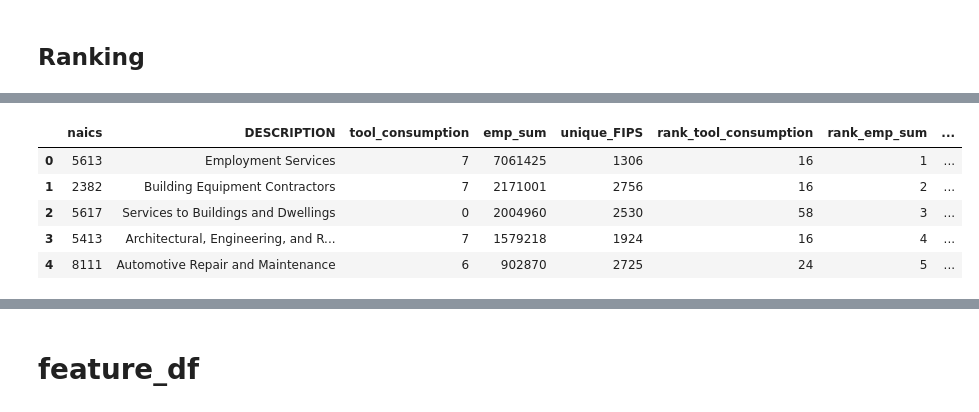
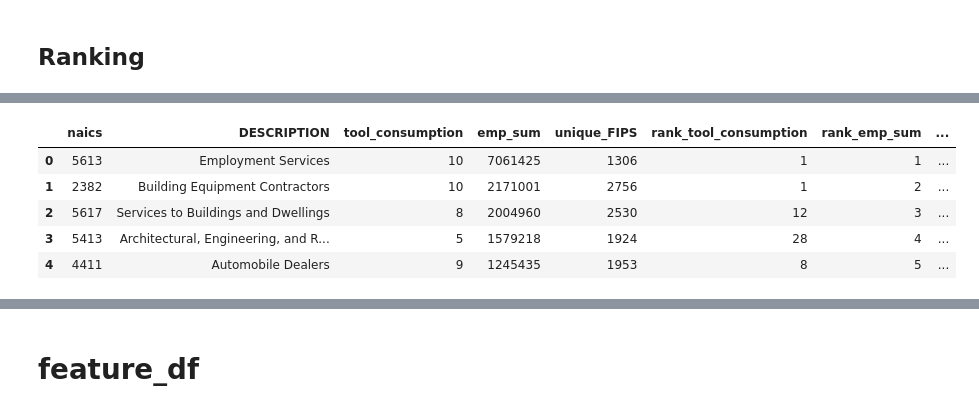
Before and after one commit to dkkdark/Data-Driven-Modeling-WS24-25, a Jupyter notebook: notebooks/data_preparation.ipynb, the cells around one changed output, grey strips where cells are left out. Saved outputs shown, nothing was run; the diff lists cells and outputs as text; code cells hidden in the pictures.

```diff
--- a/notebooks/data_preparation.ipynb
+++ b/notebooks/data_preparation.ipynb
@@ -245,7 +229,7 @@ Here, the individual industries must be evaluated by **domain knowledge** with r
 We will insert random values between 0 and 10 as an example
 # %%
 # Generate random values for each NAICS and assign them to each entry in the group
-random_values = {naics: np.random.randint(0, 11) for naics in df_pattern['naics'].unique()}
-df_pattern['tool_consumption'] = df_pattern['naics'].map(random_values)
-df_pattern.head(3)
+random_values = {naics: np.random.randint(0, 11) for naics in filtered_pattern['naics'].unique()}
+filtered_pattern['tool_consumption'] = filtered_pattern['naics'].map(random_values)
+filtered_pattern.head(3)
 # %% [output]
@@ -302,12 +246,12 @@ df_pattern.groupby(['naics', 'DESCRIPTION']).agg(
 # %% [markdown]
 ## Ranking
 # %%
-result = df_pattern.groupby(['naics', 'DESCRIPTION', 'tool_consumption']).agg(
+pattern_result = filtered_pattern.groupby(['naics', 'DESCRIPTION', 'tool_consumption']).agg(
     emp_sum=('emp', 'sum'),            # Sum of values in the 'emp' column
     unique_FIPS=('FIPS', 'nunique')    # Count of unique values in the 'FIPS' column
 ).sort_values(by='emp_sum', ascending=False).reset_index()
 
 # Display the first 40 rows
-result.head(40)
+pattern_result.head(20)
 # %% [output]
 |  | naics | DESCRIPTION | tool_consumption | emp_sum | unique_FIPS |
@@ -330,21 +274,21 @@ result.head(40)
 # %%
 # Create a copy of the DataFrame
-result_copy = result.copy()
+pattern_result_copy = pattern_result.copy()
 
 # Calculate rank for all columns starting from 'tool_consumption', with equal values having the same rank
-for column in result_copy.columns[result_copy.columns.get_loc('tool_consumption'):]:
+for column in pattern_result_copy.columns[pattern_result_copy.columns.get_loc('tool_consumption'):]:
     rank_column_name = f'rank_{column}'
-    result_copy[rank_column_name] = result_copy[column].rank(method='min', ascending=False).astype(int)
+    pattern_result_copy[rank_column_name] = pattern_result_copy[column].rank(method='min', ascending=False).astype(int)
 
 # Display the first few rows of the copied data
-result_copy.head()
+pattern_result_copy.head()
 # %% [output]
 |  | naics | DESCRIPTION | tool_consumption | emp_sum | unique_FIPS | rank_tool_consumption | rank_emp_sum | ... |
-| 0 | 5613 | Employment Services | 7 | 7061425 | 1306 | 16 | 1 | ... |
-| 1 | 2382 | Building Equipment Contractors | 7 | 2171001 | 2756 | 16 | 2 | ... |
-| 2 | 5617 | Services to Buildings and Dwellings | 0 | 2004960 | 2530 | 58 | 3 | ... |
-| 3 | 5413 | Architectural, Engineering, and R... | 7 | 1579218 | 1924 | 16 | 4 | ... |
-| 4 | 8111 | Automotive Repair and Maintenance | 6 | 902870 | 2725 | 24 | 5 | ... |
+| 0 | 5613 | Employment Services | 10 | 7061425 | 1306 | 1 | 1 | ... |
+| 1 | 2382 | Building Equipment Contractors | 10 | 2171001 | 2756 | 1 | 2 | ... |
+| 2 | 5617 | Services to Buildings and Dwellings | 8 | 2004960 | 2530 | 12 | 3 | ... |
+| 3 | 5413 | Architectural, Engineering, and R... | 5 | 1579218 | 1924 | 28 | 4 | ... |
+| 4 | 4411 | Automobile Dealers | 9 | 1245435 | 1953 | 8 | 5 | ... |
 # %%
 weights = {
     'rank_tool_consumption': 0.5,   # Weight for the ranking column 'tool_consumption'
```
Also changed, not shown: parts of 24 cells of this notebook.
